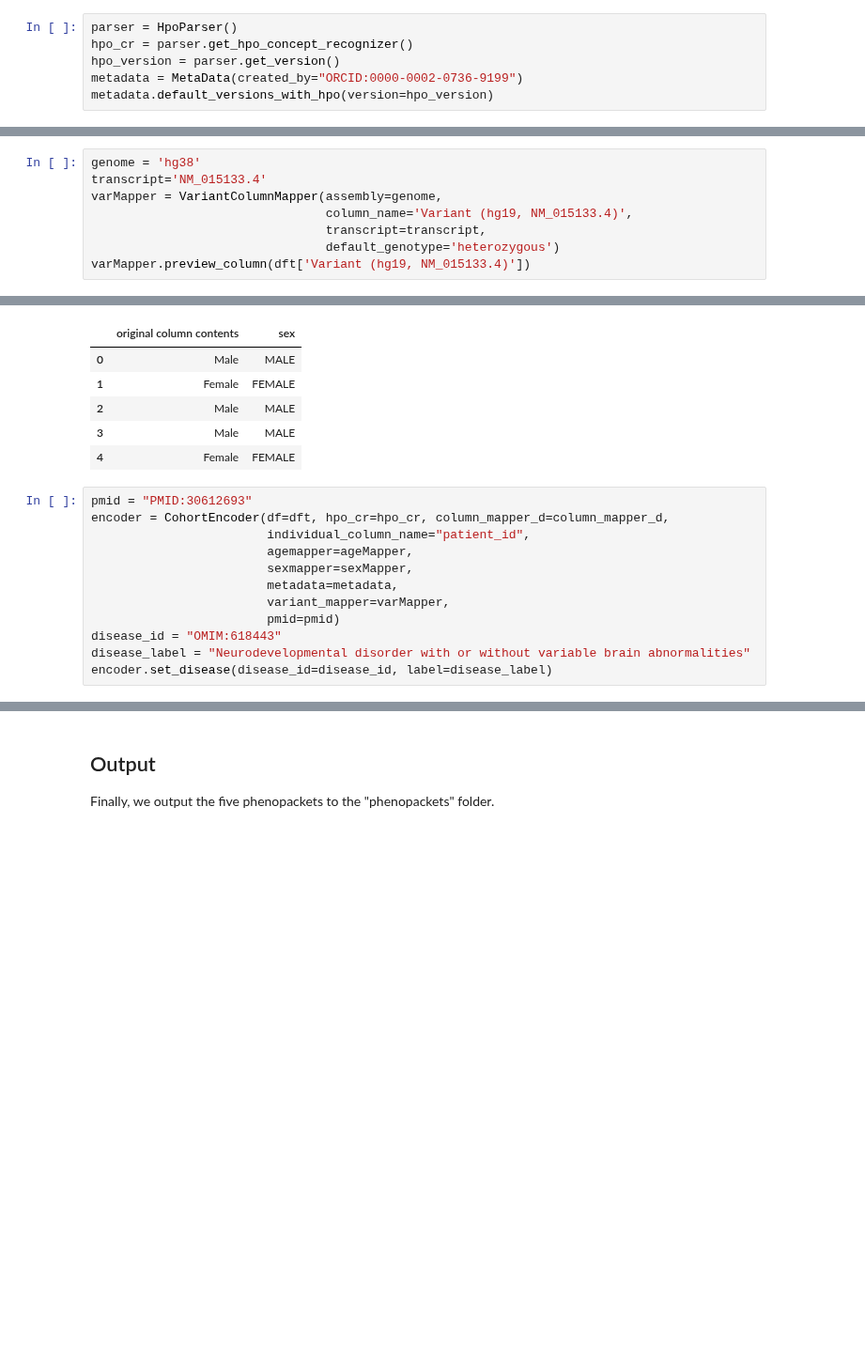
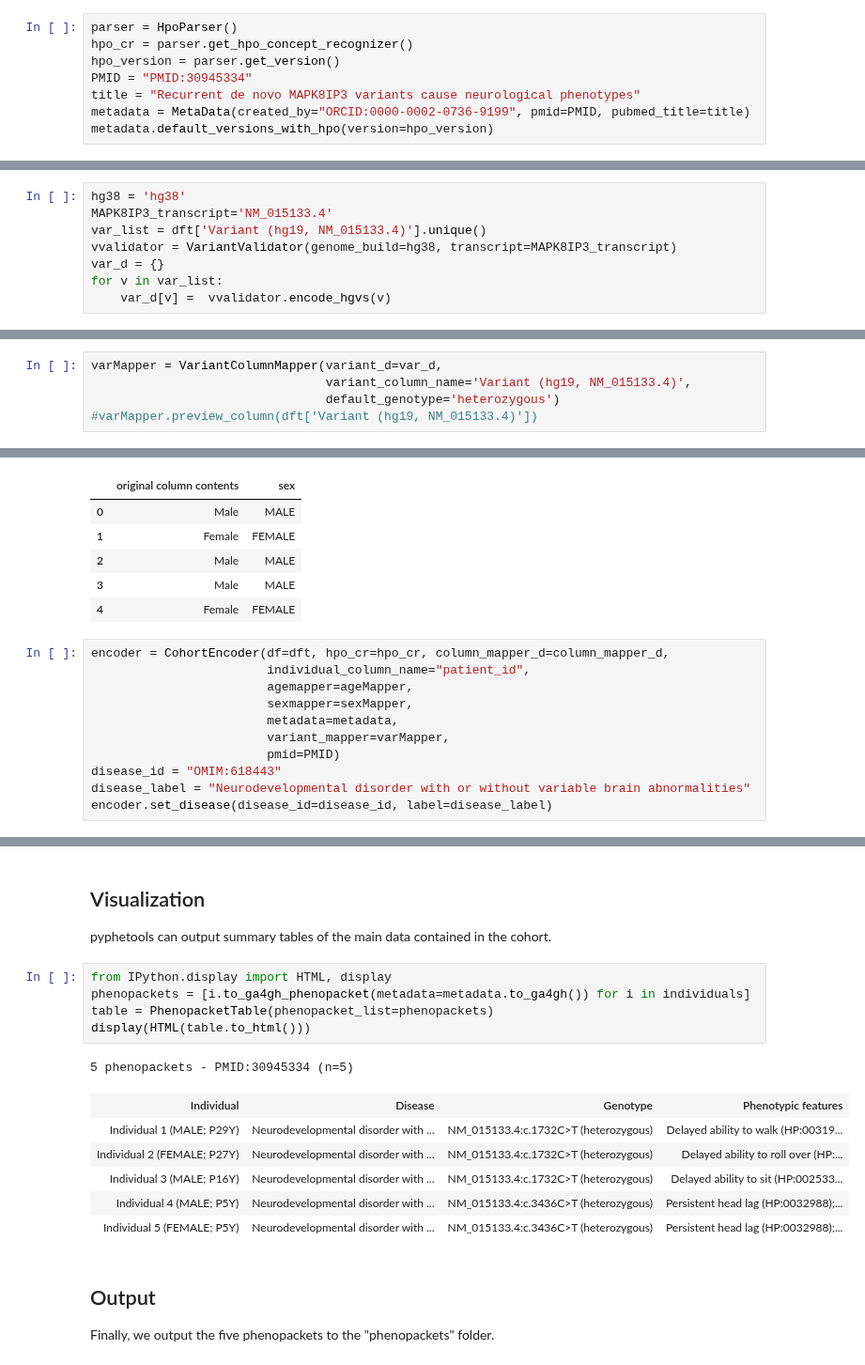
Before and after one commit to monarch-initiative/pyphetools, a Jupyter notebook: notebooks/Example_2_PMID_30945334_MAPK8IP3.ipynb, the cells around one changed output, grey strips where cells are left out. Shown at 94% size. Cells and saved outputs as stored; diff of their text form; blank space fills up the shorter version.

```diff
--- a/notebooks/Example_2_(columnwise_table)_MAPK8IP3.ipynb
+++ b/notebooks/Example_2_PMID_30945334_MAPK8IP3.ipynb
@@ -25,7 +27,9 @@ Using pyphetools version 0.4.8
 parser = HpoParser()
 hpo_cr = parser.get_hpo_concept_recognizer()
 hpo_version = parser.get_version()
-metadata = MetaData(created_by="ORCID:0000-0002-0736-9199")
+PMID = "PMID:30945334"
+title = "Recurrent de novo MAPK8IP3 variants cause neurological phenotypes"
+metadata = MetaData(created_by="ORCID:0000-0002-0736-9199", pmid=PMID, pubmed_title=title)
 metadata.default_versions_with_hpo(version=hpo_version)
 # %% [markdown]
 <h2>Importing the supplemental table</h2>
@@ -234,3 +238,11 @@ column_mapper_d['Others'] = otherMapper
 # %% [markdown]
 <h2>Variant Data</h2>
 <p>The variant data (HGVS< transcript) is listed in the Variant (hg19, NM_015133.4) column.</p>
+# %%
+hg38 = 'hg38'
+MAPK8IP3_transcript='NM_015133.4'
+var_list = dft['Variant (hg19, NM_015133.4)'].unique()
+vvalidator = VariantValidator(genome_build=hg38, transcript=MAPK8IP3_transcript)
+var_d = {}
+for v in var_list:
+    var_d[v] =  vvalidator.encode_hgvs(v)
@@ -237,8 +252,5 @@ column_mapper_d['Others'] = otherMapper
 # %%
-genome = 'hg38'
-transcript='NM_015133.4'
-varMapper = VariantColumnMapper(assembly=genome,
-                                column_name='Variant (hg19, NM_015133.4)',
-                                transcript=transcript,
+varMapper = VariantColumnMapper(variant_d=var_d,
+                                variant_column_name='Variant (hg19, NM_015133.4)',
                                 default_genotype='heterozygous')
-varMapper.preview_column(dft['Variant (hg19, NM_015133.4)'])
+#varMapper.preview_column(dft['Variant (hg19, NM_015133.4)'])
@@ -277,14 +277,13 @@ sexMapper.preview_column(dft['Sex'])
 | 3 | Male | MALE |
 | 4 | Female | FEMALE |
 # %%
-pmid = "PMID:30612693"
 encoder = CohortEncoder(df=dft, hpo_cr=hpo_cr, column_mapper_d=column_mapper_d,
                         individual_column_name="patient_id",
                         agemapper=ageMapper,
                         sexmapper=sexMapper,
                         metadata=metadata,
                         variant_mapper=varMapper,
-                        pmid=pmid)
+                        pmid=PMID)
 disease_id = "OMIM:618443"
 disease_label = "Neurodevelopmental disorder with or without variable brain abnormalities"
 encoder.set_disease(disease_id=disease_id, label=disease_label)
@@ -322,3 +325,19 @@ print(json_string)
+# %% [markdown]
+<h2>Visualization</h2>
+<p>pyphetools can output summary tables of the main data contained in the cohort.</p>
+# %%
+from IPython.display import HTML, display
+phenopackets = [i.to_ga4gh_phenopacket(metadata=metadata.to_ga4gh()) for i in individuals]
+table = PhenopacketTable(phenopacket_list=phenopackets)
+display(HTML(table.to_html()))
+# %% [output]
+5 phenopackets - PMID:30945334 (n=5)
+| Individual | Disease | Genotype | Phenotypic features |
+| Individual 1 (MALE; P29Y) | Neurodevelopmental disorder with ... | NM_015133.4:c.1732C>T (heterozygous) | Delayed ability to walk (HP:00319... |
+| Individual 2 (FEMALE; P27Y) | Neurodevelopmental disorder with ... | NM_015133.4:c.1732C>T (heterozygous) | Delayed ability to roll over (HP:... |
+| Individual 3 (MALE; P16Y) | Neurodevelopmental disorder with ... | NM_015133.4:c.1732C>T (heterozygous) | Delayed ability to sit (HP:002533... |
+| Individual 4 (MALE; P5Y) | Neurodevelopmental disorder with ... | NM_015133.4:c.3436C>T (heterozygous) | Persistent head lag (HP:0032988);... |
+| Individual 5 (FEMALE; P5Y) | Neurodevelopmental disorder with ... | NM_015133.4:c.3436C>T (heterozygous) | Persistent head lag (HP:0032988);... |
 # %% [markdown]
 <h2>Output</h2>
 <p>Finally, we output the five phenopackets to the "phenopackets" folder.</p>
```
Also changed, not shown: parts of 9 cells of this notebook, 12 other files.
